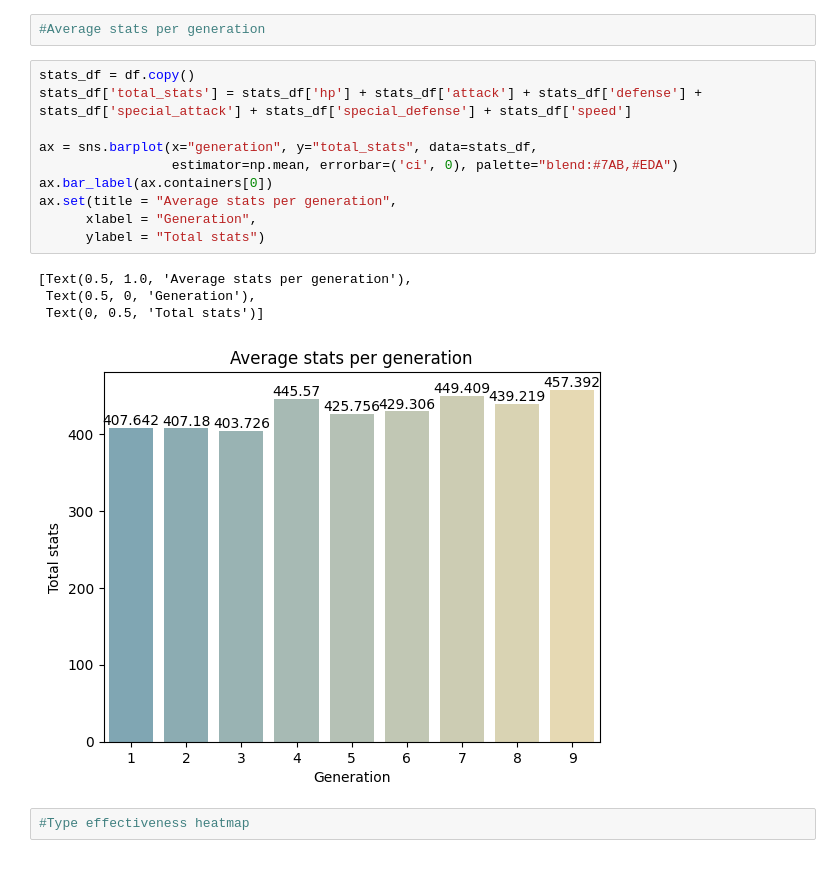
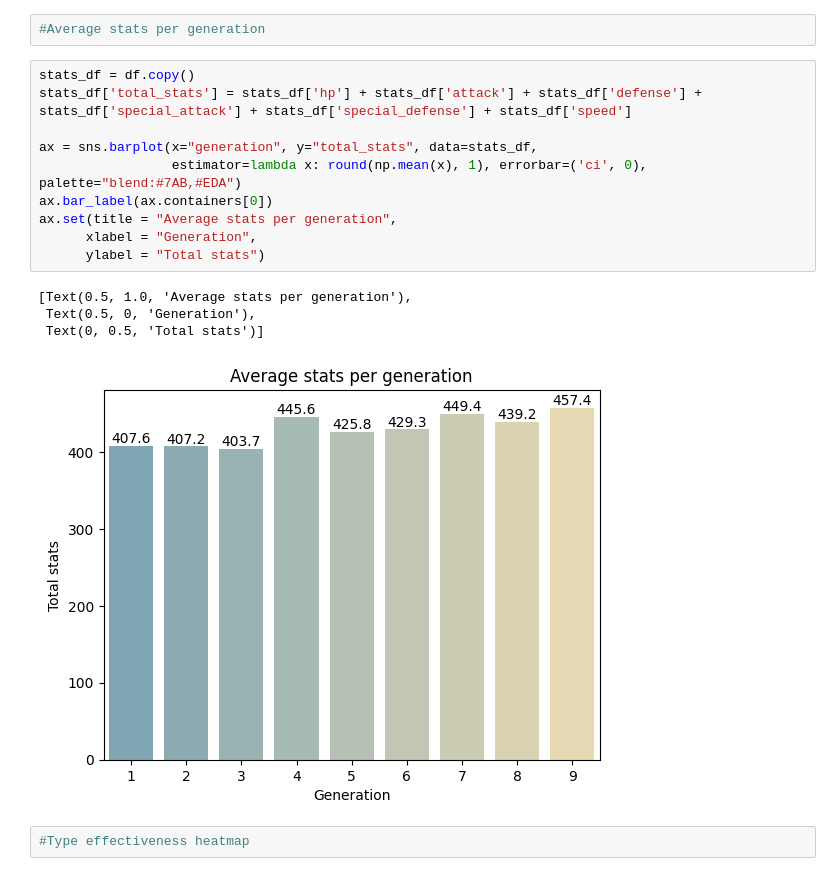
Before and after one commit to Gadomskyy/pokemon-data-analyzer, a Jupyter notebook: charts.ipynb, the cells around one changed output. Drawn from its saved outputs; the diff is of its cells as text.

```diff
--- a/charts.ipynb
+++ b/charts.ipynb
@@ -48,18 +72,18 @@ ax = sns.heatmap(cross_tab, annot=True, cmap='coolwarm', fmt='d', vmin=0, vmax=8
 # %%
 stats_df = df.copy()
 stats_df['total_stats'] = stats_df['hp'] + stats_df['attack'] + stats_df['defense'] + stats_df['special_attack'] + stats_df['special_defense'] + stats_df['speed']
 
 ax = sns.barplot(x="generation", y="total_stats", data=stats_df,
-                 estimator=np.mean, errorbar=('ci', 0), palette="blend:#7AB,#EDA")
+                 estimator=lambda x: round(np.mean(x), 1), errorbar=('ci', 0), palette="blend:#7AB,#EDA")
 ax.bar_label(ax.containers[0])
 ax.set(title = "Average stats per generation",
       xlabel = "Generation",
       ylabel = "Total stats")
 # %% [output]
 [Text(0.5, 1.0, 'Average stats per generation'),
  Text(0.5, 0, 'Generation'),
  Text(0, 0.5, 'Total stats')]
-[figure, old version]
+[figure, new version]
 # %%
 #Type effectiveness heatmap
 # %%
```
Also changed, not shown: parts of 3 cells of this notebook.
